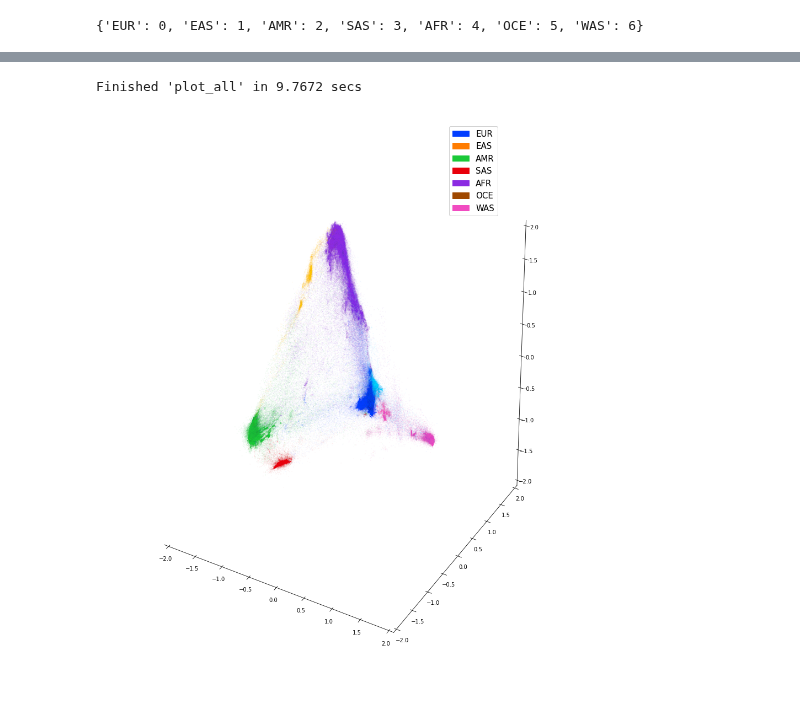
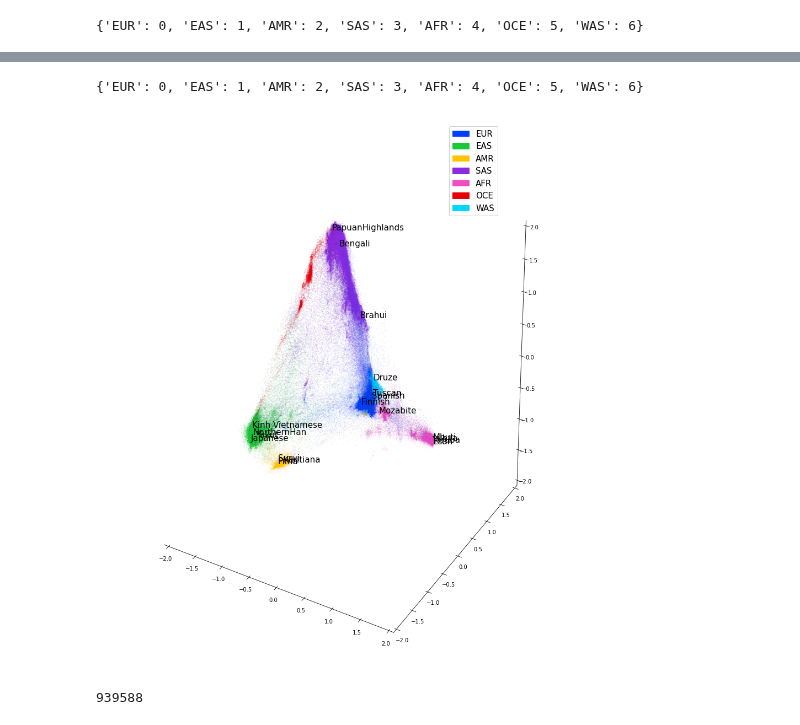
Before and after one commit to RichRast/Ge3Net, a Jupyter notebook: Notebooks/Shared_Notebooks/PCA predictions visualizations.ipynb, the cells around one changed output, grey strips where cells are left out. Cells and saved outputs as stored; diff of their text form; code cells hidden in the pictures.

Commit message:
plots finalized from nbs

```diff
--- a/Notebooks/Shared_Notebooks/PCA predictions visualizations.ipynb
+++ b/Notebooks/Shared_Notebooks/PCA predictions visualizations.ipynb
@@ -62,7 +62,7 @@ yaml_path = osp.join(config['models.dir'], 'params.yaml')
 assert osp.isfile(yaml_path), "No json configuration file found at {}".format(yaml_path)
 params = Params(yaml_path)
 params.rtnOuts=True
-params.mc_dropout=True
+params.mc_dropout=False
 params.mc_samples=100
 params.cp_tol=1
 params.balancedLoss=False
@@ -605,2 +587,7 @@ plt.show()
 # %% [output]
 {'EUR': 0, 'EAS': 1, 'AMR': 2, 'SAS': 3, 'AFR': 4, 'OCE': 5, 'WAS': 6}
+# %%
+superpopsTest=test_dataset.data['superpop'].reshape(-1,)
+granularpopTest=test_dataset.data['granular_pop'].reshape(-1,)
+granularpopTestNames=[rev_pop_dict[i] for i in granularpopTest.astype(int)]
+print(len(granularpopTestNames))
@@ -606,0 +596,13 @@ plt.show()
+# %%
+anno_values=['Japanese', 'PapuanHighlands', 'Kinh Vietnamese','Bengali', 'Brahui','Yakut',\
+     'Pima', 'Surui', 'Esan', 'Yoruba', 'Druze', 'Finnish','Spanish','Tuscan', 'NorthernHan',\
+       'Luhya', 'Mozabite','Karitiana','Mbuti']
+# %%
+anno_pops=[granular_pop_dict[i] for i in anno_values]
+anno_idx=[]
+for i in anno_pops:
+    print(rev_pop_dict[i])
+    print(np.where(granularpopTest==i))
+    specific_pop=np.where(granularpopTest==i)[0]
+    print(np.random.choice(specific_pop,1))
+    anno_idx.append(np.random.choice(specific_pop,1)[0])
@@ -607,33 +627,42 @@ plt.show()
 # %%
+anno_enable=True
 fig, ax = plt.subplots(figsize=(12,14))
 gs1 = fig.add_gridspec(nrows=1, ncols=1)
 ax1=fig.add_subplot(gs1[0],projection='3d')
 ax1.set_xlim(np.array([-2,2]))
 ax1.set_ylim(np.array([-2,2]))
 ax1.set_zlim(np.array([-2,2]))
 for axis in [ax1.xaxis, ax1.yaxis, ax1.zaxis]:
     axis.set_pane_color((1.0, 1.0, 1.0, 0.0))
     axis._axinfo["grid"]['color'] = (1,1,1,0)
 for axis in [ax, ax1]:
     axis.spines['top'].set_color('none')
     axis.spines['left'].set_color('none')
     axis.spines['right'].set_color('none')
     axis.spines['bottom'].set_color('none')
 ax.set_xticks([])
 ax.set_yticks([])
 
-plot_all(ax1, y_pred.reshape(-1,3), superpops, reduce_alpha=1.0, size=0.005, zorder=5, cpShow=False)
-continentaPops=list(superop_dict.values())
-colorsPop_sp = sns.color_palette("bright", 10)
-colorsPop_sp_dict = {k:v for k,v in zip(continentaPops, colorsPop_sp)}
-
+alpha=[1]*len(y_preds)
+colorsPop_sp_dict = formColorMapBySP(superpop_dict)
+ax1.scatter(y_preds[:,0], y_preds[:,1], y_preds[:,2],\
+    color = [tuple(colorsPop_sp_dict[x])+(y,) for x,y in zip(superpopsTest, alpha)], \
+    s=0.005, zorder=0)
+#annotate selected predictions
+if anno_enable:
+    for i in anno_idx:
+        ax1.text(y_preds[i,0], y_preds[i,1], y_preds[i,2], s=granularpopTestNames[i], fontsize=15)
 patches=[]
-for k, val in superop_dict.items():
+for k, val in superpop_dict.items():
     patches.append(mpatches.Patch(color = colorsPop_sp_dict[val], label = k))
 lgnd = ax1.legend(handles=patches, loc="upper right", fontsize=15, bbox_to_anchor=(-0.15, 0.49, 1., .5))
 ax1.add_artist(lgnd)
 plt.tight_layout(pad=0.4, w_pad=0.3, h_pad=0.3)
 plt.show()
 # %% [output]
-Finished 'plot_all' in 9.7672 secs
+{'EUR': 0, 'EAS': 1, 'AMR': 2, 'SAS': 3, 'AFR': 4, 'OCE': 5, 'WAS': 6}
-[figure, old version]
+[figure, new version]
+# %%
+len(granularpopTestNames)
+# %% [output]
+939588
```
Also changed, not shown: parts of 14 cells of this notebook, 3 other files.
